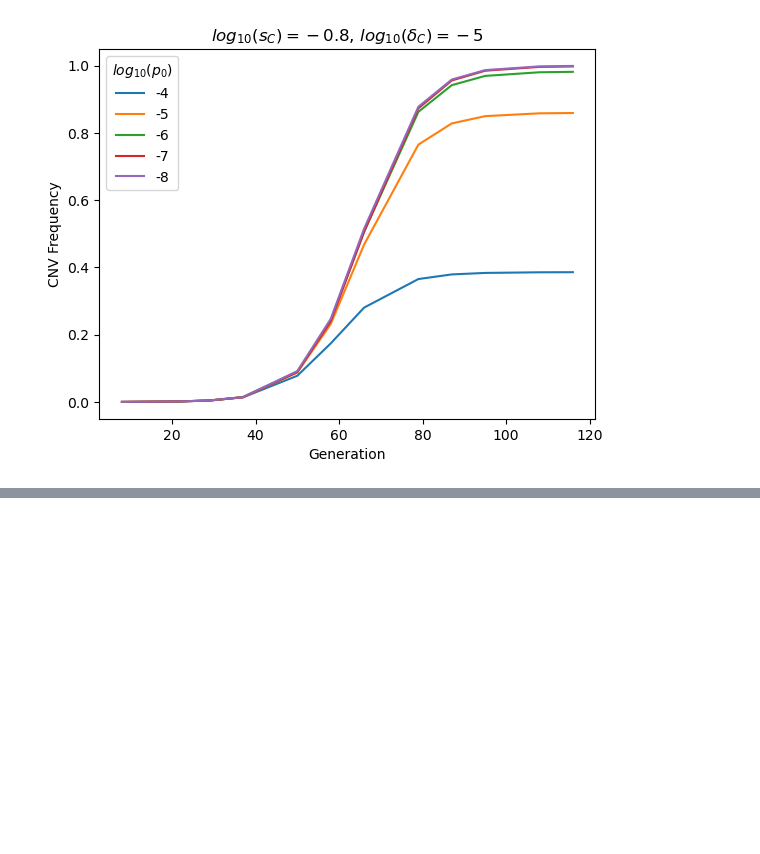
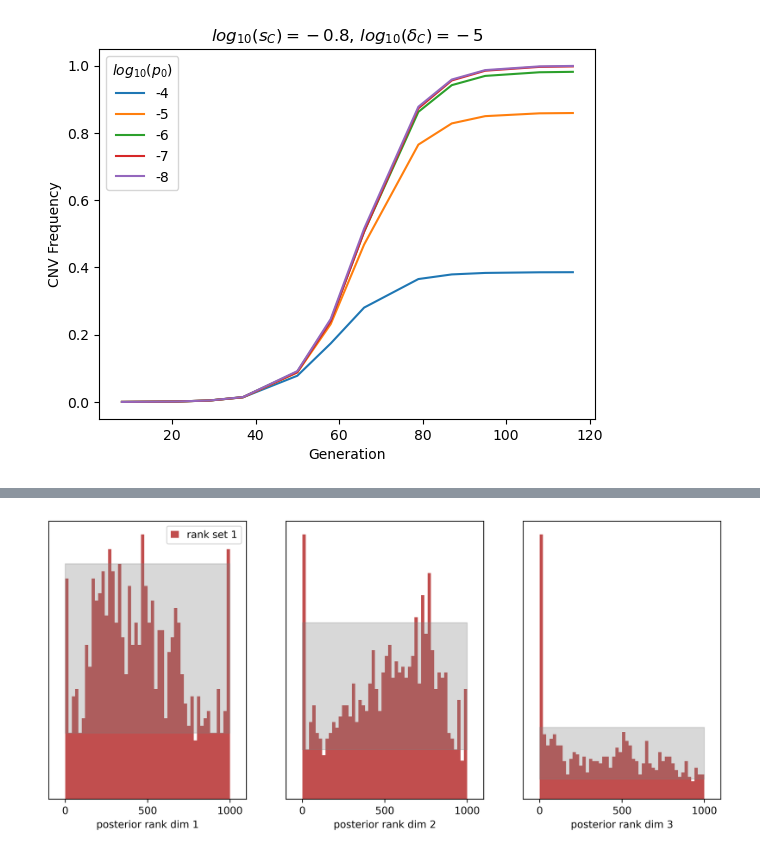
Before and after one commit to yoavram-lab/chuong_et_al, a Jupyter notebook: Simulation Analysis.ipynb, the cells around one changed output, grey strips where cells are left out. Cells and saved outputs as stored; diff of their text form; code cells hidden in the pictures; blank space fills up the shorter version.

```diff
--- a/Simulation Analysis.ipynb
+++ b/Simulation Analysis.ipynb
@@ -145,0 +213,4 @@ Text(0, 0.5, 'CNV Frequency')
+# %%
+f, ax = sbc_rank_plot(ranks, 1_000, plot_type="hist", num_bins=None)
+# %% [output]
+[figure, added]
```
Also changed, not shown: parts of 13 cells of this notebook.
